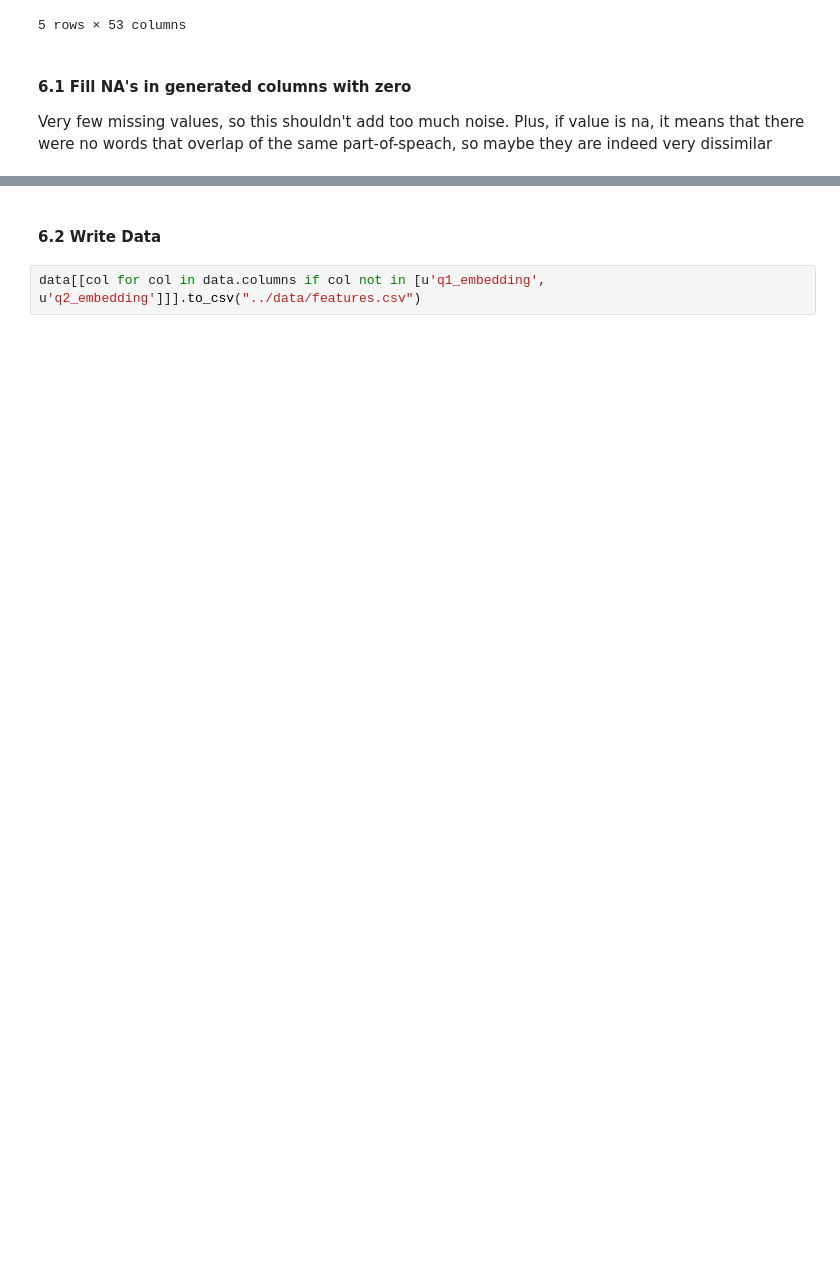
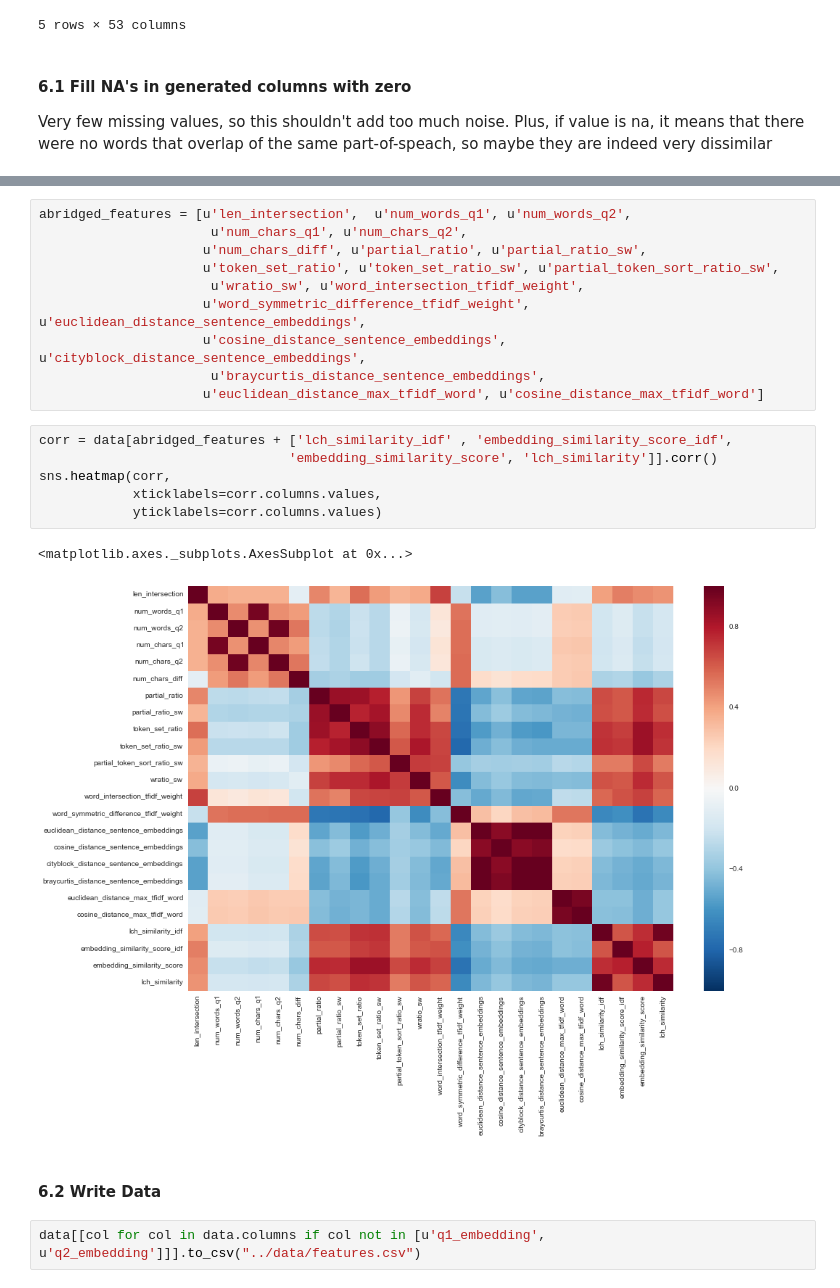
Before and after one commit to tamirbennatan/quora, a Jupyter notebook: feature_engineering/wordnet_distance.ipynb, the cells around one changed output, grey strips where cells are left out. Cells and saved outputs as stored; diff of their text form; blank space fills up the shorter version.

```diff
--- a/feature_engineering/wordnet_distance.ipynb
+++ b/feature_engineering/wordnet_distance.ipynb
@@ -984,3 +994,22 @@ sns.heatmap(corr,
+# %%
+abridged_features = [u'len_intersection',  u'num_words_q1', u'num_words_q2',
+                      u'num_chars_q1', u'num_chars_q2',
+                     u'num_chars_diff', u'partial_ratio', u'partial_ratio_sw',
+                     u'token_set_ratio', u'token_set_ratio_sw', u'partial_token_sort_ratio_sw',
+                      u'wratio_sw', u'word_intersection_tfidf_weight',
+                     u'word_symmetric_difference_tfidf_weight', u'euclidean_distance_sentence_embeddings',
+                     u'cosine_distance_sentence_embeddings', u'cityblock_distance_sentence_embeddings',
+                      u'braycurtis_distance_sentence_embeddings',
+                     u'euclidean_distance_max_tfidf_word', u'cosine_distance_max_tfidf_word']
+# %%
+corr = data[abridged_features + ['lch_similarity_idf' , 'embedding_similarity_score_idf',
+                                'embedding_similarity_score', 'lch_similarity']].corr()
+sns.heatmap(corr,
+            xticklabels=corr.columns.values,
+            yticklabels=corr.columns.values)
+# %% [output]
+<matplotlib.axes._subplots.AxesSubplot at 0x...>
+[figure, added]
 # %% [markdown]
 #### 6.2 Write Data
 # %%
```
Also changed, not shown: parts of 9 cells of this notebook, 1 other file.
